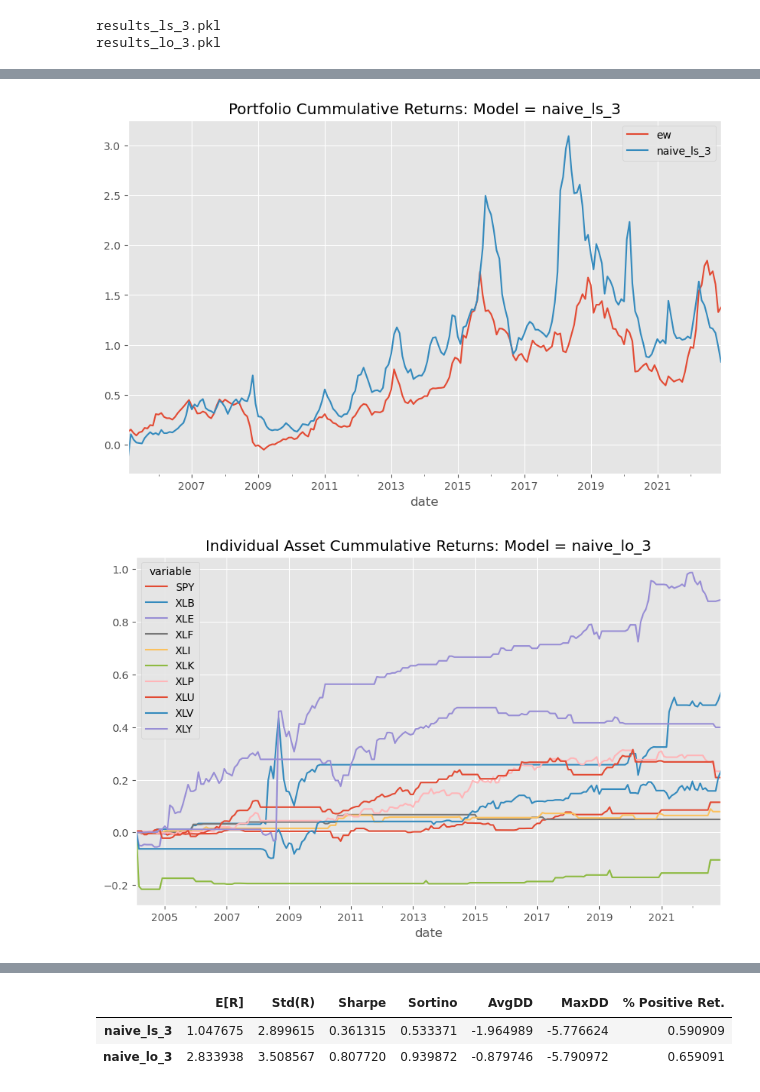
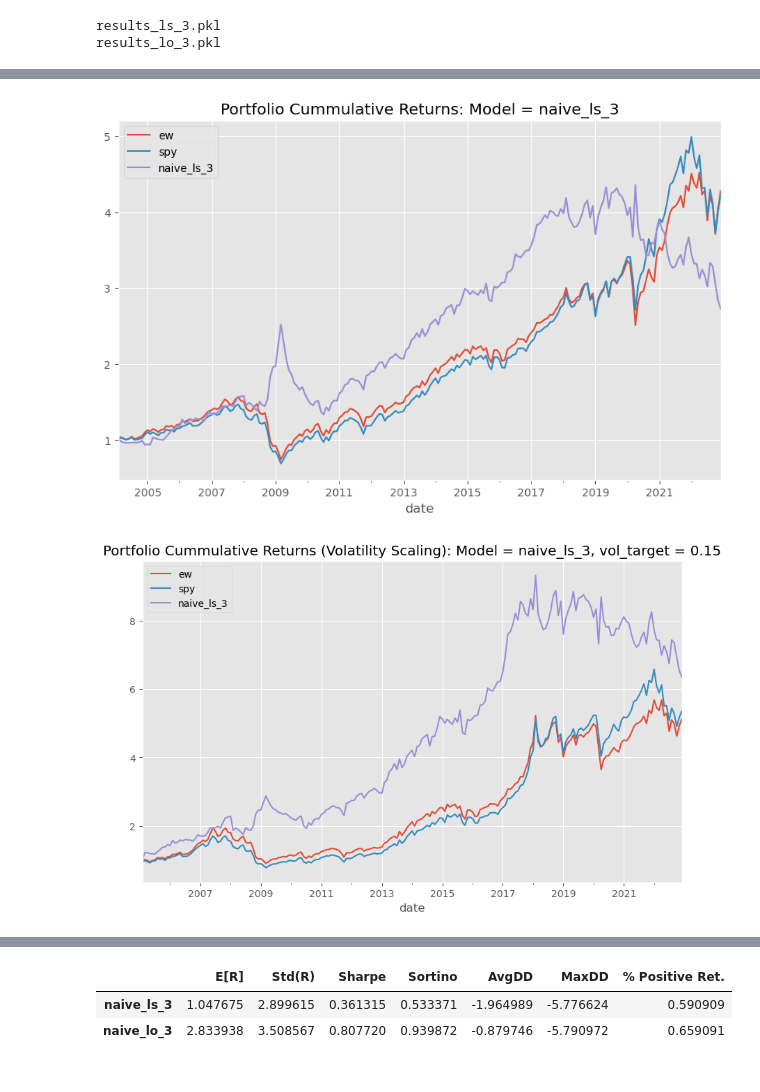
Before and after one commit to dcuoliveira/meta-learning-fin, a Jupyter notebook: src/portfolio_results.ipynb, the cells around one changed output, grey strips where cells are left out. Cells and saved outputs as stored; diff of their text form; code cells hidden in the pictures.

Commit message:
fix cummulative graphs

```diff
--- a/src/portfolio_results.ipynb
+++ b/src/portfolio_results.ipynb
@@ -95,24 +95,26 @@ results_lo_3.pkl
 # %%
 for model in all_portfolio_returns_df["models"].unique():
     tmp_portfolio_returns = all_portfolio_returns_df[all_portfolio_returns_df["models"] == model]
     tmp_portfolio_returns = tmp_portfolio_returns.drop("models", axis=1).pivot_table(index="date", columns="variable", values="value")
     tmp_portfolio_returns = tmp_portfolio_returns / 3
-    tmp_portfolio_returns['SUM'] = tmp_portfolio_returns.sum(axis=1)
     tmp_portfolio_returns.cumsum().plot(figsize=(10, 6), title=f"Individual Asset Cummulative Returns: Model = {model}")
     plt.show()
 
     # add equal weight
-    equal_weight_cumm_returns = pd.DataFrame(returns.mean(axis=1).cumsum(), columns=["ew"])
-    tmp_portfolio_cumm_returns = pd.DataFrame(tmp_portfolio_returns.mean(axis=1).cumsum(), columns=[model])
-    cumm_returns_plot = pd.concat([equal_weight_cumm_returns, tmp_portfolio_cumm_returns], axis=1)
+    equal_weight_cumm_returns = pd.DataFrame(returns.mean(axis=1), columns=["ew"])
+    spy_cumm_returns = pd.DataFrame(pd.DataFrame(returns['SPY'], columns=["SPY"]).sum(axis=1), columns=["spy"])
+    tmp_portfolio_cumm_returns = pd.DataFrame(tmp_portfolio_returns.sum(axis=1), columns=[model])
+    cumm_returns_plot = pd.concat([equal_weight_cumm_returns, spy_cumm_returns, tmp_portfolio_cumm_returns], axis=1)
+    (cumm_returns_plot + 1).cumprod().plot(figsize=(10, 6), title=f"Portfolio Cummulative Returns: Model = {model}")
+    plt.show()
 
     # volatility scaling
     portfolio_vol = (cumm_returns_plot.rolling(window=12).std() * np.sqrt(12)).shift(1)
-    portfolio_returns_target = (cumm_returns_plot * (vol_target / portfolio_vol)).dropna()
+    cumm_returns_plot = (cumm_returns_plot * (vol_target / portfolio_vol)).dropna()
 
-    portfolio_returns_target.plot(figsize=(10, 6), title=f"Portfolio Cummulative Returns: Model = {model}")
+    (cumm_returns_plot + 1).cumprod().plot(figsize=(10, 6), title=f"Portfolio Cummulative Returns (Volatility Scaling): Model = {model}, vol_target = {vol_target}")
     plt.show()
 # %% [output]
 [figure]
-[figure, old version]
+[figure, new version]
-[figure, old version]
+[figure, new version]
```
Also changed, not shown: parts of 1 cell of this notebook.
